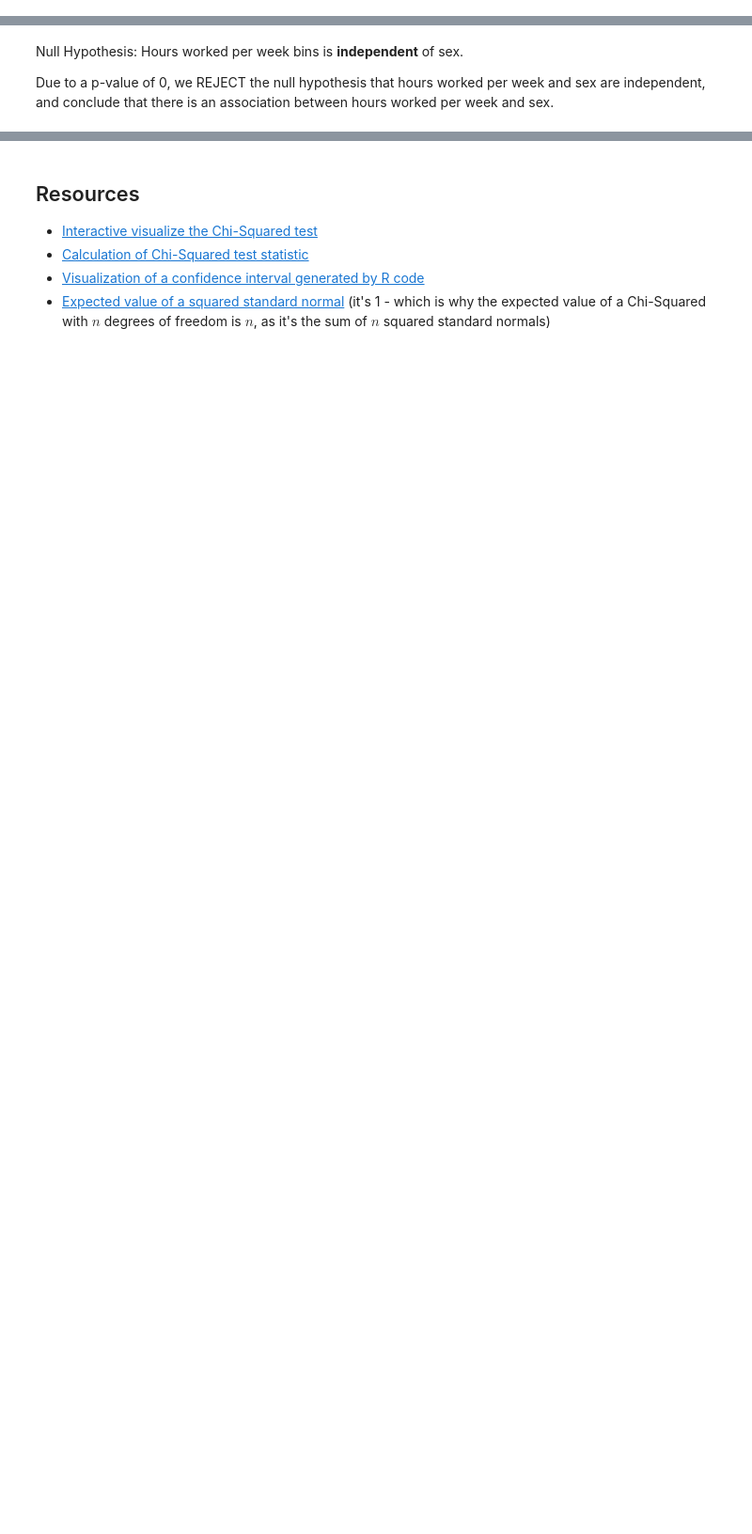
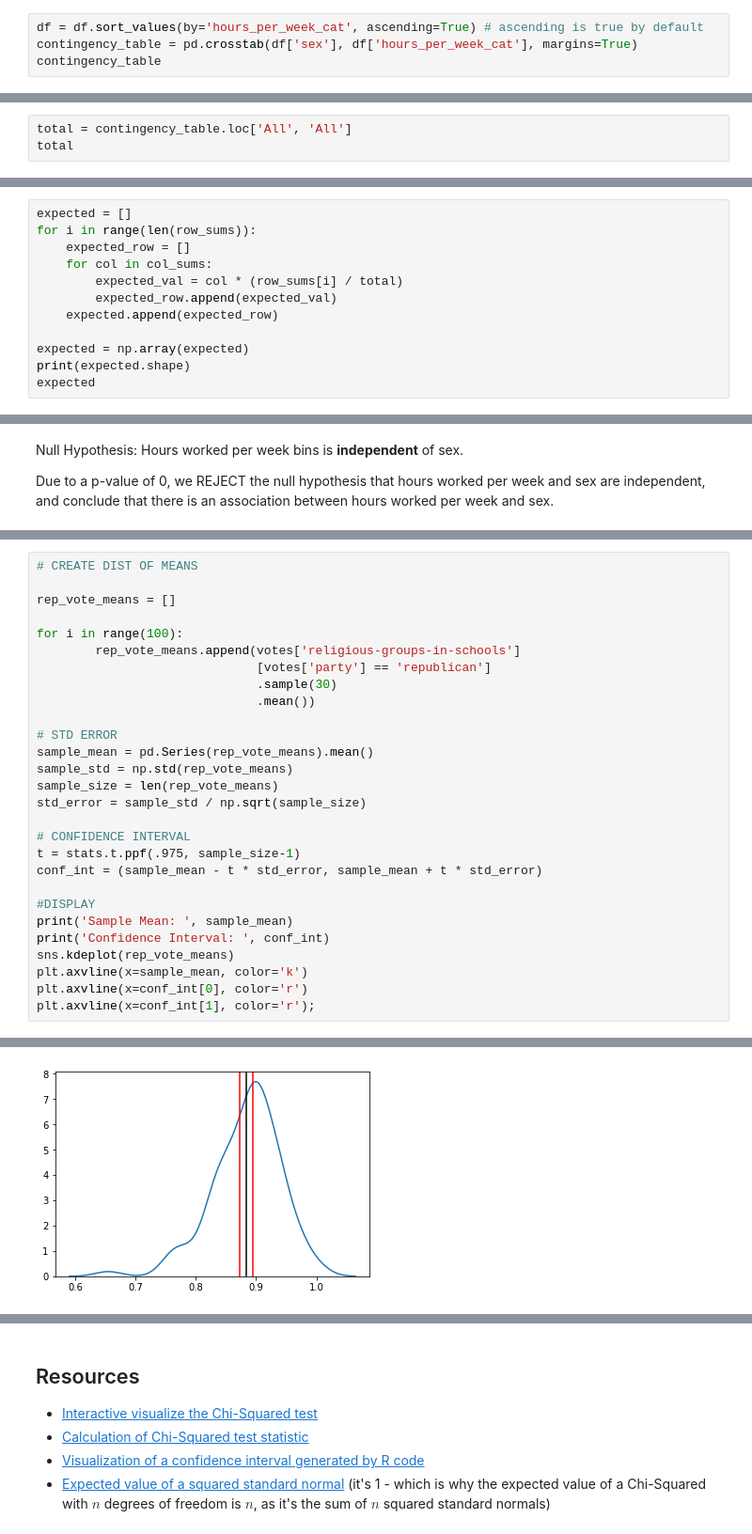
Before and after one commit to garretbassett/DS-Unit-1-Sprint-3-Statistical-Tests-and-Experiments, a Jupyter notebook: module2-sampling-confidence-intervals-and-hypothesis-testing/Garret_Bassett_LS_DS6_132_Sampling_Confidence_Intervals_and_Hypothesis_Testing.ipynb, the cells around one changed output, grey strips where cells are left out. Shown at 94% size. Saved outputs shown, nothing was run; the diff lists cells and outputs as text; blank space fills up the shorter version.

```diff
--- a/module2-sampling-confidence-intervals-and-hypothesis-testing/Garret_Bassett_LS_DS6_132_Sampling_Confidence_Intervals_and_Hypothesis_Testing.ipynb
+++ b/module2-sampling-confidence-intervals-and-hypothesis-testing/Garret_Bassett_LS_DS6_132_Sampling_Confidence_Intervals_and_Hypothesis_Testing.ipynb
@@ -282,0 +375,4 @@ df.head()
+# %%
+df = df.sort_values(by='hours_per_week_cat', ascending=True) # ascending is true by default
+contingency_table = pd.crosstab(df['sex'], df['hours_per_week_cat'], margins=True)
+contingency_table
@@ -287,0 +399,3 @@ expected_{i,j} =\frac{(row_{i} \text{total})(column_{j} \text{total}) }{(\text{t
+# %%
+total = contingency_table.loc['All', 'All']
+total
@@ -287,0 +404,12 @@ expected_{i,j} =\frac{(row_{i} \text{total})(column_{j} \text{total}) }{(\text{t
+# %%
+expected = []
+for i in range(len(row_sums)):
+    expected_row = []
+    for col in col_sums:
+        expected_val = col * (row_sums[i] / total)
+        expected_row.append(expected_val)
+    expected.append(expected_row)
+
+expected = np.array(expected)
+print(expected.shape)
+expected
@@ -338,0 +566,29 @@ Stretch goals:
+# %%
+# CREATE DIST OF MEANS
+
+rep_vote_means = []
+
+for i in range(100):
+        rep_vote_means.append(votes['religious-groups-in-schools']
+                              [votes['party'] == 'republican']
+                              .sample(30)
+                              .mean())
+
+# STD ERROR
+sample_mean = pd.Series(rep_vote_means).mean()
+sample_std = np.std(rep_vote_means)
+sample_size = len(rep_vote_means)
+std_error = sample_std / np.sqrt(sample_size)
+
+# CONFIDENCE INTERVAL
+t = stats.t.ppf(.975, sample_size-1)
+conf_int = (sample_mean - t * std_error, sample_mean + t * std_error)
+
+#DISPLAY
+print('Sample Mean: ', sample_mean)
+print('Confidence Interval: ', conf_int)
+sns.kdeplot(rep_vote_means)
+plt.axvline(x=sample_mean, color='k')
+plt.axvline(x=conf_int[0], color='r')
+plt.axvline(x=conf_int[1], color='r');
+# %% [output]
@@ -338,0 +597 @@ Stretch goals:
+[figure, added]
```
Also changed, not shown: parts of 40 cells of this notebook.
